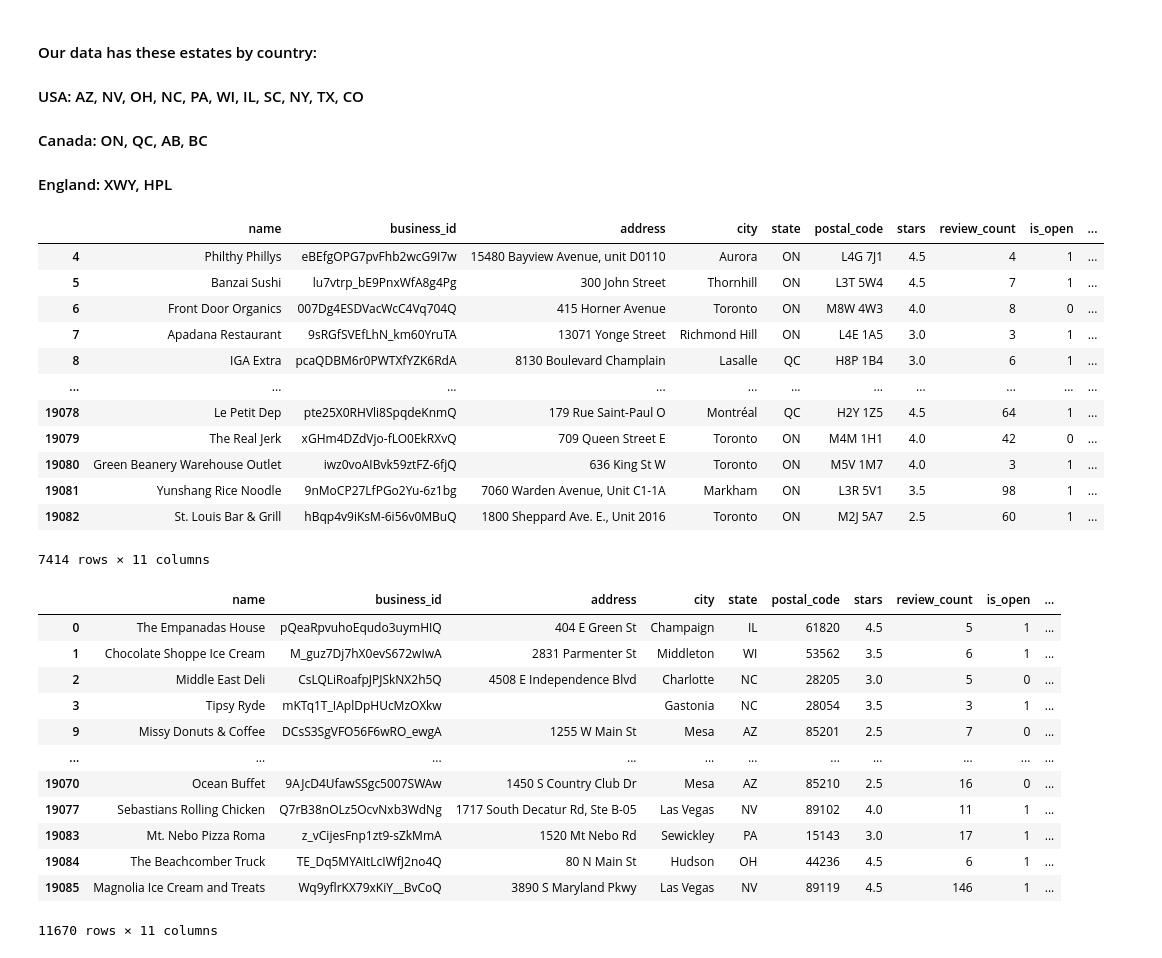
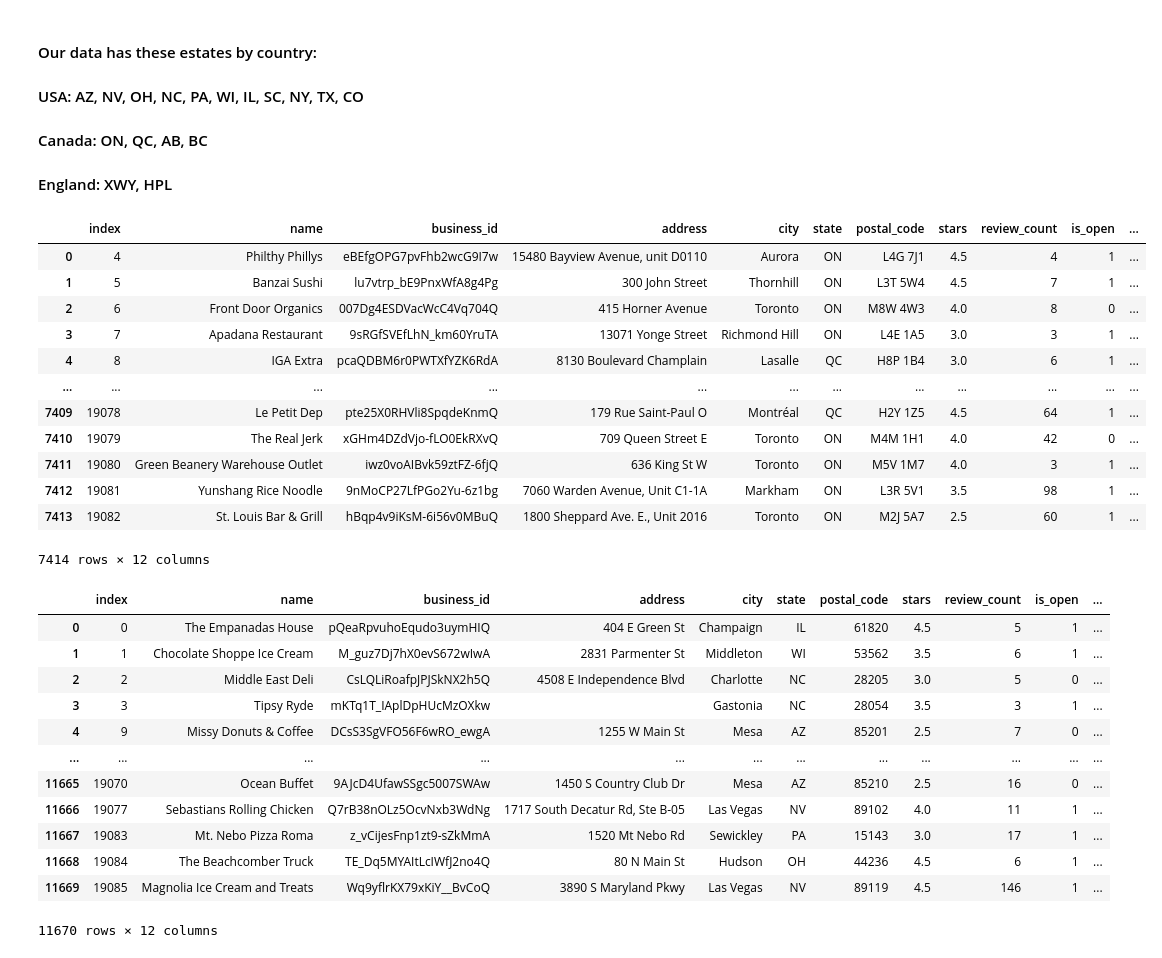
Before and after one commit to CS-UCR/final-project-order-66, a Jupyter notebook: Data_Cleaning.ipynb, the cells around one changed output. Saved outputs shown, nothing was run; the diff lists cells and outputs as text; code cells hidden in the pictures.

```diff
--- a/Data_Cleaning.ipynb
+++ b/Data_Cleaning.ipynb
@@ -289,36 +289,38 @@ all_restaurants_df.loc[all_restaurants_df['state']== 'HPL']
 # %%
 #Filter the data by canadian restaurants only
 canada_restaurants_df=all_restaurants_df[all_restaurants_df['state'].str.contains("ON") | all_restaurants_df['state'].str.contains("QC") | all_restaurants_df['state'].str.contains("AB") | all_restaurants_df['state'].str.contains('BC')]
+canada_restaurants_df.reset_index(inplace=True)
 canada_restaurants_df
 # %% [output]
-|  | name | business_id | address | city | state | postal_code | stars | review_count | is_open | ... |
-| 4 | Philthy Phillys | eBEfgOPG7pvFhb2wcG9I7w | 15480 Bayview Avenue, unit D0110 | Aurora | ON | L4G 7J1 | 4.5 | 4 | 1 | ... |
-| 5 | Banzai Sushi | lu7vtrp_bE9PnxWfA8g4Pg | 300 John Street | Thornhill | ON | L3T 5W4 | 4.5 | 7 | 1 | ... |
-| 6 | Front Door Organics | 007Dg4ESDVacWcC4Vq704Q | 415 Horner Avenue | Toronto | ON | M8W 4W3 | 4.0 | 8 | 0 | ... |
-| 7 | Apadana Restaurant | 9sRGfSVEfLhN_km60YruTA | 13071 Yonge Street | Richmond Hill | ON | L4E 1A5 | 3.0 | 3 | 1 | ... |
-| 8 | IGA Extra | pcaQDBM6r0PWTXfYZK6RdA | 8130 Boulevard Champlain | Lasalle | QC | H8P 1B4 | 3.0 | 6 | 1 | ... |
-| ... | ... | ... | ... | ... | ... | ... | ... | ... | ... | ... |
-| 19078 | Le Petit Dep | pte25X0RHVli8SpqdeKnmQ | 179 Rue Saint-Paul O | Montréal | QC | H2Y 1Z5 | 4.5 | 64 | 1 | ... |
-| 19079 | The Real Jerk | xGHm4DZdVjo-fLO0EkRXvQ | 709 Queen Street E | Toronto | ON | M4M 1H1 | 4.0 | 42 | 0 | ... |
-| 19080 | Green Beanery Warehouse Outlet | iwz0voAIBvk59ztFZ-6fjQ | 636 King St W | Toronto | ON | M5V 1M7 | 4.0 | 3 | 1 | ... |
-| 19081 | Yunshang Rice Noodle | 9nMoCP27LfPGo2Yu-6z1bg | 7060 Warden Avenue, Unit C1-1A | Markham | ON | L3R 5V1 | 3.5 | 98 | 1 | ... |
-| 19082 | St. Louis Bar & Grill | hBqp4v9iKsM-6i56v0MBuQ | 1800 Sheppard Ave. E., Unit 2016 | Toronto | ON | M2J 5A7 | 2.5 | 60 | 1 | ... |
+|  | index | name | business_id | address | city | state | postal_code | stars | review_count | is_open | ... |
+| 0 | 4 | Philthy Phillys | eBEfgOPG7pvFhb2wcG9I7w | 15480 Bayview Avenue, unit D0110 | Aurora | ON | L4G 7J1 | 4.5 | 4 | 1 | ... |
+| 1 | 5 | Banzai Sushi | lu7vtrp_bE9PnxWfA8g4Pg | 300 John Street | Thornhill | ON | L3T 5W4 | 4.5 | 7 | 1 | ... |
+| 2 | 6 | Front Door Organics | 007Dg4ESDVacWcC4Vq704Q | 415 Horner Avenue | Toronto | ON | M8W 4W3 | 4.0 | 8 | 0 | ... |
+| 3 | 7 | Apadana Restaurant | 9sRGfSVEfLhN_km60YruTA | 13071 Yonge Street | Richmond Hill | ON | L4E 1A5 | 3.0 | 3 | 1 | ... |
+| 4 | 8 | IGA Extra | pcaQDBM6r0PWTXfYZK6RdA | 8130 Boulevard Champlain | Lasalle | QC | H8P 1B4 | 3.0 | 6 | 1 | ... |
+| ... | ... | ... | ... | ... | ... | ... | ... | ... | ... | ... | ... |
+| 7409 | 19078 | Le Petit Dep | pte25X0RHVli8SpqdeKnmQ | 179 Rue Saint-Paul O | Montréal | QC | H2Y 1Z5 | 4.5 | 64 | 1 | ... |
+| 7410 | 19079 | The Real Jerk | xGHm4DZdVjo-fLO0EkRXvQ | 709 Queen Street E | Toronto | ON | M4M 1H1 | 4.0 | 42 | 0 | ... |
+| 7411 | 19080 | Green Beanery Warehouse Outlet | iwz0voAIBvk59ztFZ-6fjQ | 636 King St W | Toronto | ON | M5V 1M7 | 4.0 | 3 | 1 | ... |
+| 7412 | 19081 | Yunshang Rice Noodle | 9nMoCP27LfPGo2Yu-6z1bg | 7060 Warden Avenue, Unit C1-1A | Markham | ON | L3R 5V1 | 3.5 | 98 | 1 | ... |
+| 7413 | 19082 | St. Louis Bar & Grill | hBqp4v9iKsM-6i56v0MBuQ | 1800 Sheppard Ave. E., Unit 2016 | Toronto | ON | M2J 5A7 | 2.5 | 60 | 1 | ... |
-7414 rows × 11 columns
+7414 rows × 12 columns
 # %%
 #Filter the data by canadian restaurants only
 usa_restaurants_df=all_restaurants_df[all_restaurants_df['state'].str.contains("AZ") | all_restaurants_df['state'].str.contains("CO") | all_restaurants_df['state'].str.contains("TX") | all_restaurants_df['state'].str.contains("NY") | all_restaurants_df['state'].str.contains("SC") | all_restaurants_df['state'].str.contains("IL") | all_restaurants_df['state'].str.contains("WI") | all_restaurants_df['state'].str.contains("PA") | all_restaurants_df['state'].str.contains("NV") | all_restaurants_df['state'].str.contains("OH") | all_restaurants_df['state'].str.contains('NC')]
+usa_restaurants_df.reset_index(inplace=True)
 usa_restaurants_df
 # %% [output]
-|  | name | business_id | address | city | state | postal_code | stars | review_count | is_open | ... |
-| 0 | The Empanadas House | pQeaRpvuhoEqudo3uymHIQ | 404 E Green St | Champaign | IL | 61820 | 4.5 | 5 | 1 | ... |
-| 1 | Chocolate Shoppe Ice Cream | M_guz7Dj7hX0evS672wIwA | 2831 Parmenter St | Middleton | WI | 53562 | 3.5 | 6 | 1 | ... |
-| 2 | Middle East Deli | CsLQLiRoafpJPJSkNX2h5Q | 4508 E Independence Blvd | Charlotte | NC | 28205 | 3.0 | 5 | 0 | ... |
-| 3 | Tipsy Ryde | mKTq1T_IAplDpHUcMzOXkw |  | Gastonia | NC | 28054 | 3.5 | 3 | 1 | ... |
-| 9 | Missy Donuts & Coffee | DCsS3SgVFO56F6wRO_ewgA | 1255 W Main St | Mesa | AZ | 85201 | 2.5 | 7 | 0 | ... |
-| ... | ... | ... | ... | ... | ... | ... | ... | ... | ... | ... |
-| 19070 | Ocean Buffet | 9AJcD4UfawSSgc5007SWAw | 1450 S Country Club Dr | Mesa | AZ | 85210 | 2.5 | 16 | 0 | ... |
-| 19077 | Sebastians Rolling Chicken | Q7rB38nOLz5OcvNxb3WdNg | 1717 South Decatur Rd, Ste B-05 | Las Vegas | NV | 89102 | 4.0 | 11 | 1 | ... |
-| 19083 | Mt. Nebo Pizza Roma | z_vCijesFnp1zt9-sZkMmA | 1520 Mt Nebo Rd | Sewickley | PA | 15143 | 3.0 | 17 | 1 | ... |
-| 19084 | The Beachcomber Truck | TE_Dq5MYAItLcIWfJ2no4Q | 80 N Main St | Hudson | OH | 44236 | 4.5 | 6 | 1 | ... |
-| 19085 | Magnolia Ice Cream and Treats | Wq9yflrKX79xKiY__BvCoQ | 3890 S Maryland Pkwy | Las Vegas | NV | 89119 | 4.5 | 146 | 1 | ... |
+|  | index | name | business_id | address | city | state | postal_code | stars | review_count | is_open | ... |
+| 0 | 0 | The Empanadas House | pQeaRpvuhoEqudo3uymHIQ | 404 E Green St | Champaign | IL | 61820 | 4.5 | 5 | 1 | ... |
+| 1 | 1 | Chocolate Shoppe Ice Cream | M_guz7Dj7hX0evS672wIwA | 2831 Parmenter St | Middleton | WI | 53562 | 3.5 | 6 | 1 | ... |
+| 2 | 2 | Middle East Deli | CsLQLiRoafpJPJSkNX2h5Q | 4508 E Independence Blvd | Charlotte | NC | 28205 | 3.0 | 5 | 0 | ... |
+| 3 | 3 | Tipsy Ryde | mKTq1T_IAplDpHUcMzOXkw |  | Gastonia | NC | 28054 | 3.5 | 3 | 1 | ... |
+| 4 | 9 | Missy Donuts & Coffee | DCsS3SgVFO56F6wRO_ewgA | 1255 W Main St | Mesa | AZ | 85201 | 2.5 | 7 | 0 | ... |
+| ... | ... | ... | ... | ... | ... | ... | ... | ... | ... | ... | ... |
+| 11665 | 19070 | Ocean Buffet | 9AJcD4UfawSSgc5007SWAw | 1450 S Country Club Dr | Mesa | AZ | 85210 | 2.5 | 16 | 0 | ... |
+| 11666 | 19077 | Sebastians Rolling Chicken | Q7rB38nOLz5OcvNxb3WdNg | 1717 South Decatur Rd, Ste B-05 | Las Vegas | NV | 89102 | 4.0 | 11 | 1 | ... |
+| 11667 | 19083 | Mt. Nebo Pizza Roma | z_vCijesFnp1zt9-sZkMmA | 1520 Mt Nebo Rd | Sewickley | PA | 15143 | 3.0 | 17 | 1 | ... |
+| 11668 | 19084 | The Beachcomber Truck | TE_Dq5MYAItLcIWfJ2no4Q | 80 N Main St | Hudson | OH | 44236 | 4.5 | 6 | 1 | ... |
+| 11669 | 19085 | Magnolia Ice Cream and Treats | Wq9yflrKX79xKiY__BvCoQ | 3890 S Maryland Pkwy | Las Vegas | NV | 89119 | 4.5 | 146 | 1 | ... |
-11670 rows × 11 columns
+11670 rows × 12 columns
```
Also changed, not shown: parts of 5 cells of this notebook.
